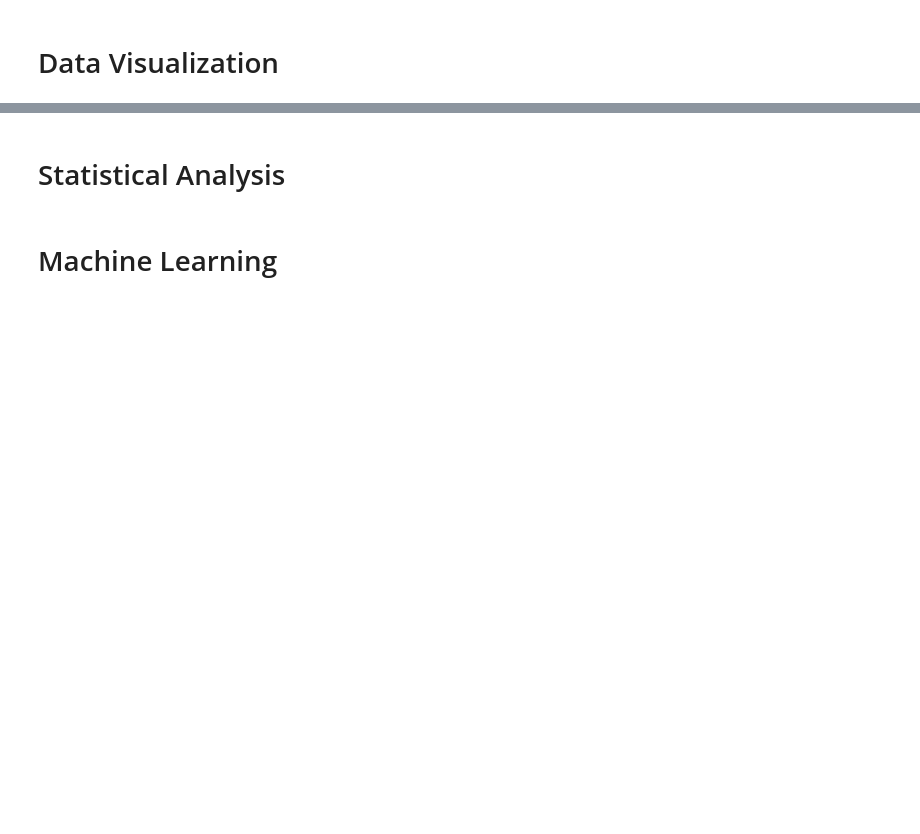
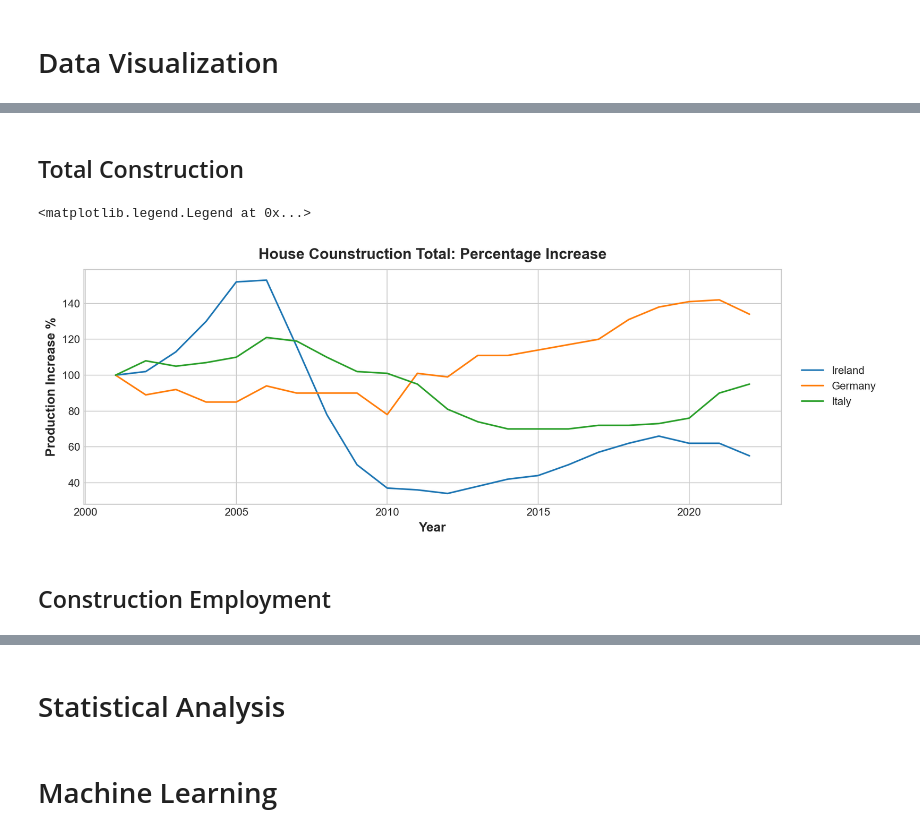
Before and after one commit to 2223066/CCT_Master_DataAnalytics_CA2, a Jupyter notebook: Assessment_2.ipynb, the cells around one changed output, grey strips where cells are left out. Saved outputs shown, nothing was run; the diff lists cells and outputs as text; code cells hidden in the pictures; blank space fills up the shorter version.

```diff
--- a/Assessment_2.ipynb
+++ b/Assessment_2.ipynb
@@ -690,0 +727,7 @@ df_Italy_Construction_Total
+# %%
+#df_Ireland_Construction_Total
+#df_Germany_Construction_Total
+#df_Italy_Construction_Total
+
+df2 = pd.DataFrame.merge(df_Ireland_Construction_Total, df_Germany_Construction_Total, on='Year')
+df_All_Countries_Construction_Total = pd.DataFrame.merge(df2, df_Italy_Construction_Total, on='Year')
@@ -692,0 +1408,22 @@ df_Italy_Construction_Total
+# %% [markdown]
+## Total Construction
+# %%
+#PLOTTING GRAPH
+
+# create figure and axis objects with subplots()
+fig, ax = plt.subplots();
+
+# Ploting graph lines
+ax.plot(df_All_Countries_Construction_Total['Year'], df_All_Countries_Construction_Total['Ireland_Construction_Total'], label='Ireland');  # Plot first line of data.
+ax.plot(df_All_Countries_Construction_Total['Year'], df_All_Countries_Construction_Total['Germany_Construction_Total'], label='Germany');  # Plot second line of data
+ax.plot(df_All_Countries_Construction_Total['Year'], df_All_Countries_Construction_Total['Italy_Construction_Total'], label='Italy');  # Plot 3th line of data
+
+ax.set_xlabel('Year');  # Add an x-label to the axes.
+ax.set_ylabel('Production Increase %');  # Add a y-label to the axes.
+ax.set_title("House Counstruction Total: Percentage Increase");  # Add a title to the axes.
+ax.legend(loc="right", bbox_to_anchor=(1.15, 0.5)) # Better positioning the legend
+# %% [output]
+<matplotlib.legend.Legend at 0x...>
+[figure, added]
+# %% [markdown]
+## Construction Employment
```
Also changed, not shown: parts of 78 cells of this notebook, 8 other files.
